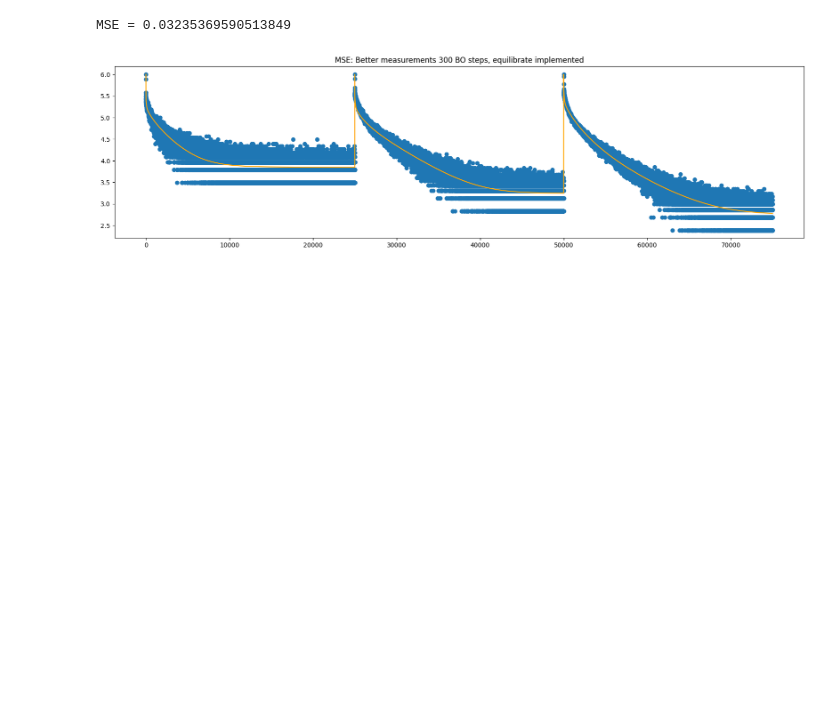
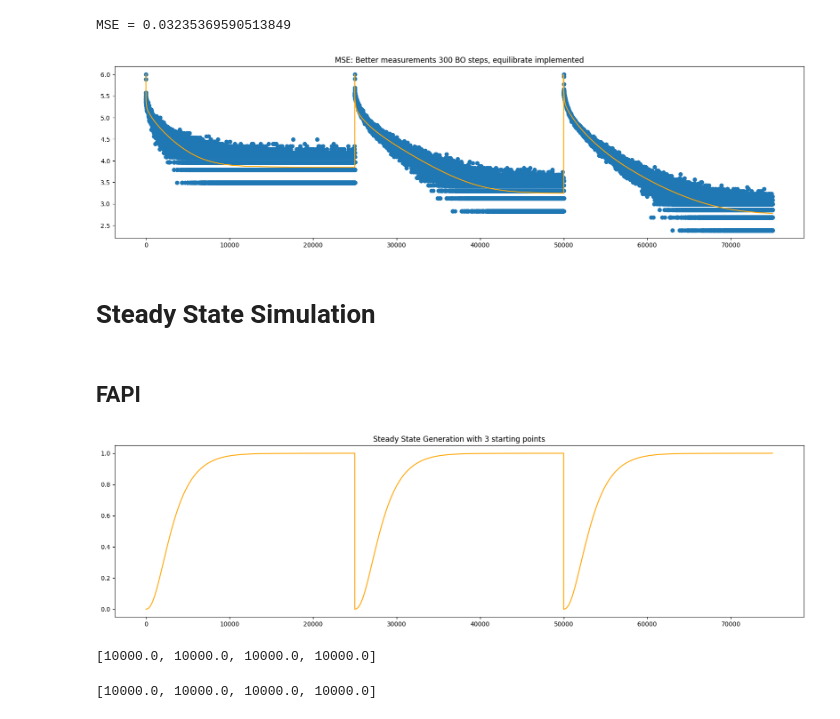
Before and after one commit to MaximSimmonds-HZB/MAPI-FAPI-fitting, a Jupyter notebook: FAPI-Fits-wDiffusion-shortened.ipynb, the cells around one changed output. Saved outputs shown, nothing was run; the diff lists cells and outputs as text; code cells hidden in the pictures; blank space fills up the shorter version.

```diff
--- a/FAPI-Fits-wDiffusion-shortened.ipynb
+++ b/FAPI-Fits-wDiffusion-shortened.ipynb
@@ -1517,3 +1530,5 @@ import pickle
 #     pickle.dump(gradient_mo10, handle, protocol=pickle.HIGHEST_PROTOCOL)
 # with open(r'./FittingResults/250526-Gradient-optimisedAfter-SecondRound.pickle', 'wb') as handle:
 #     pickle.dump(gradient_mo10, handle, protocol=pickle.HIGHEST_PROTOCOL)
+# %% [markdown]
+# Steady State Simulation
@@ -1519,0 +2011,28 @@ import pickle
+# %% [markdown]
+## FAPI
+# %%
+import pickle
+with open(r'./FittingResults/FAPI/250526-Gradient-optimisedBefore_N0GenKrad.pickle', 'rb') as f:
+    mo_Before = pickle.load(f)
+
+fig, ax = plt.subplots(1,1, figsize = (20,5))
+trPL_agent = Custom_rate_eqs_Agent_simu_powerDep_anyTraps_diffusion_steadyState()
+output_after = trPL_agent.TRPL_function(times_data1, mo_Before.params, take_Log = False, Gs = np.array(trPLs.powers)/trPLs.powers[0], constant_floor_normalised_raw=[0,0,0], reprates = trPLs.reprates_Hz, N_x = 20, equilibrate=False, nondimension=False)
+
+
+plt.plot(np.arange(len(times_data1)), output_after, color = 'orange')
+plt.yscale("linear")
+plt.title("Steady State Generation with 3 starting points")
+
+trPL_agent = Custom_rate_eqs_Agent_simu_powerDep_anyTraps_diffusion_steadyState()
+SteadyState = trPL_agent.TRPL_function(times_data1, mo_Before.params, take_Log = 'Analysis', Gs = np.array(trPLs.powers)/trPLs.powers[0], constant_floor_normalised_raw=[0,0,0], reprates = trPLs.reprates_Hz, N_x = 20, equilibrate=False, nondimension=False)
+# %% [output]
+[figure, added]
+# %%
+trPLs_after.reprates_Hz
+# %% [output]
+[10000.0, 10000.0, 10000.0, 10000.0]
+# %%
+trPLs.reprates_Hz
+# %% [output]
+[10000.0, 10000.0, 10000.0, 10000.0]
```
Also changed, not shown: parts of 21 cells of this notebook, 12 other files.
